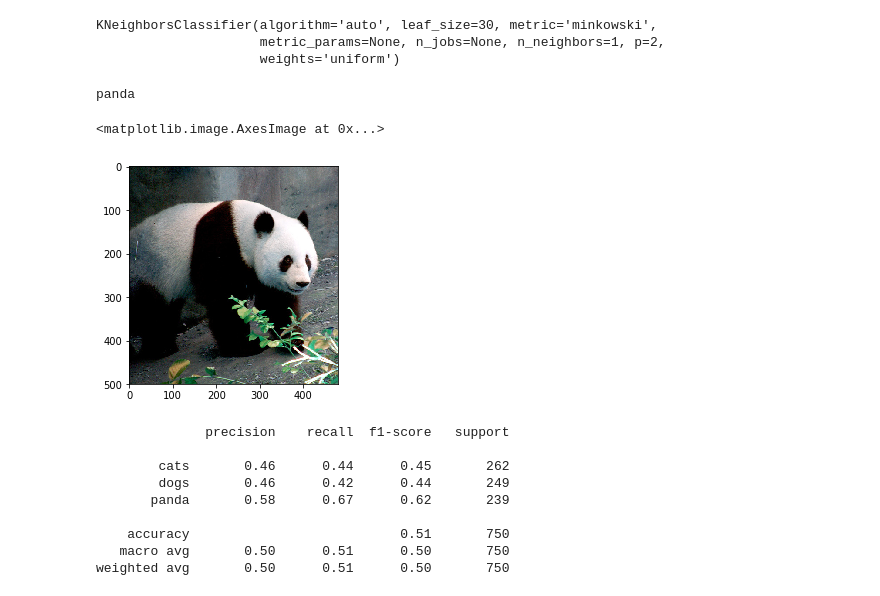
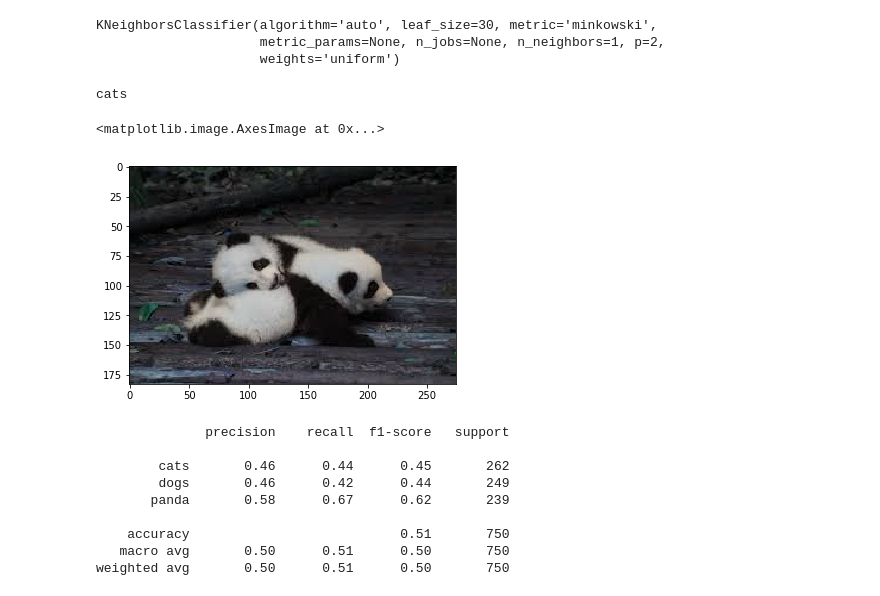
Before and after one commit to mohanrajmit/ML-training, a Jupyter notebook: KNN.ipynb, the cells around one changed output. Drawn from its saved outputs; the diff is of its cells as text; code cells hidden in the pictures.

```diff
--- a/KNN.ipynb
+++ b/KNN.ipynb
@@ -95,17 +97,17 @@ KNeighborsClassifier(algorithm='auto', leaf_size=30, metric='minkowski',
                      metric_params=None, n_jobs=None, n_neighbors=1, p=2,
                      weights='uniform')
 # %%
-img=cv2.imread("/content/Image-Read/animals/panda/panda_00001.jpg")
+img=cv2.imread("/content/1.jpg")
 #img1=cv2.resize(img, (32, 32),interpolation=cv2.INTER_AREA)
 (means, stds) = cv2.meanStdDev(img)
 features = np.concatenate([means, stds]).flatten()
 res= model.predict(features.reshape(1,-1))
 print(label_name[int(res)])
 plt.imshow(img)
 # %% [output]
-panda
+cats
 <matplotlib.image.AxesImage at 0x...>
-[figure, old version]
+[figure, new version]
 # %%
 print(classification_report(testY, model.predict(testX),	target_names=le.classes_))
 # %% [output]
```
Also changed, not shown: parts of 2 cells of this notebook.
